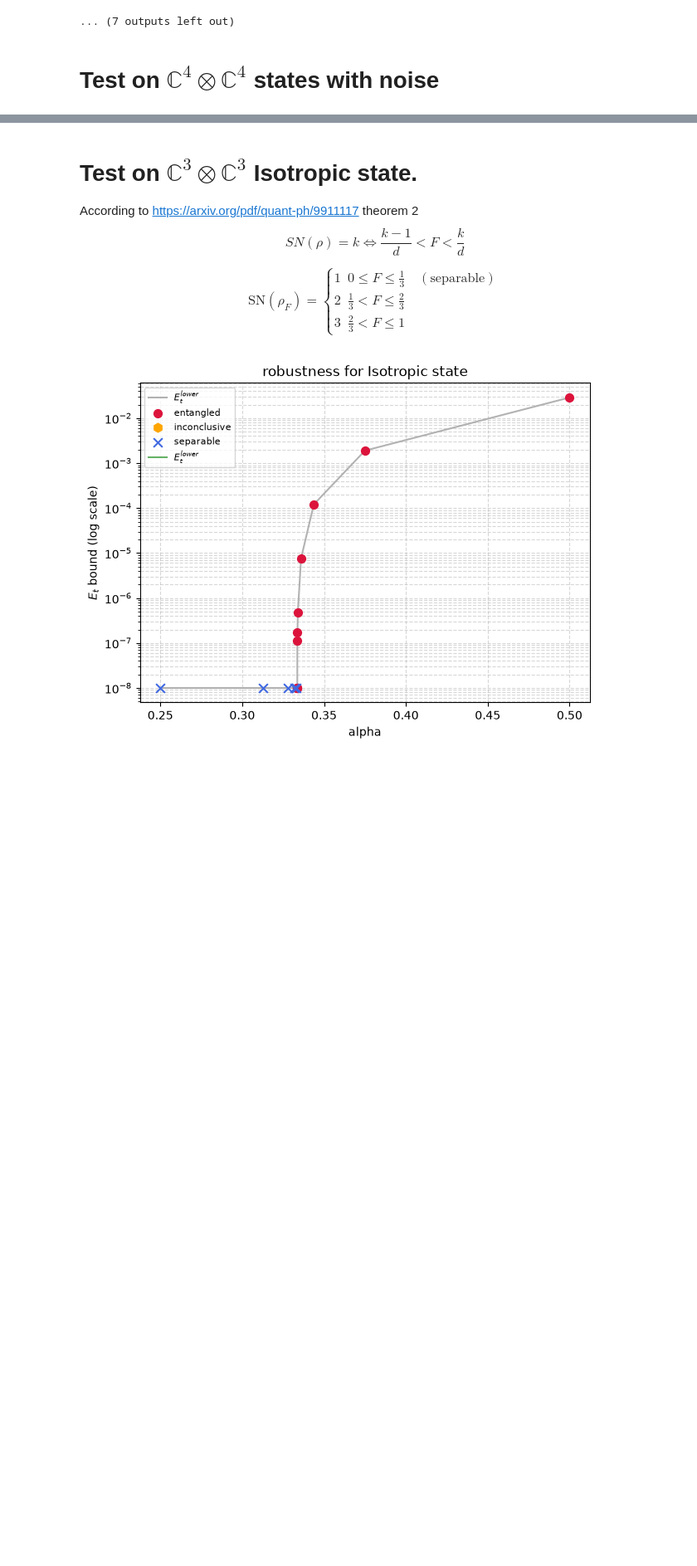
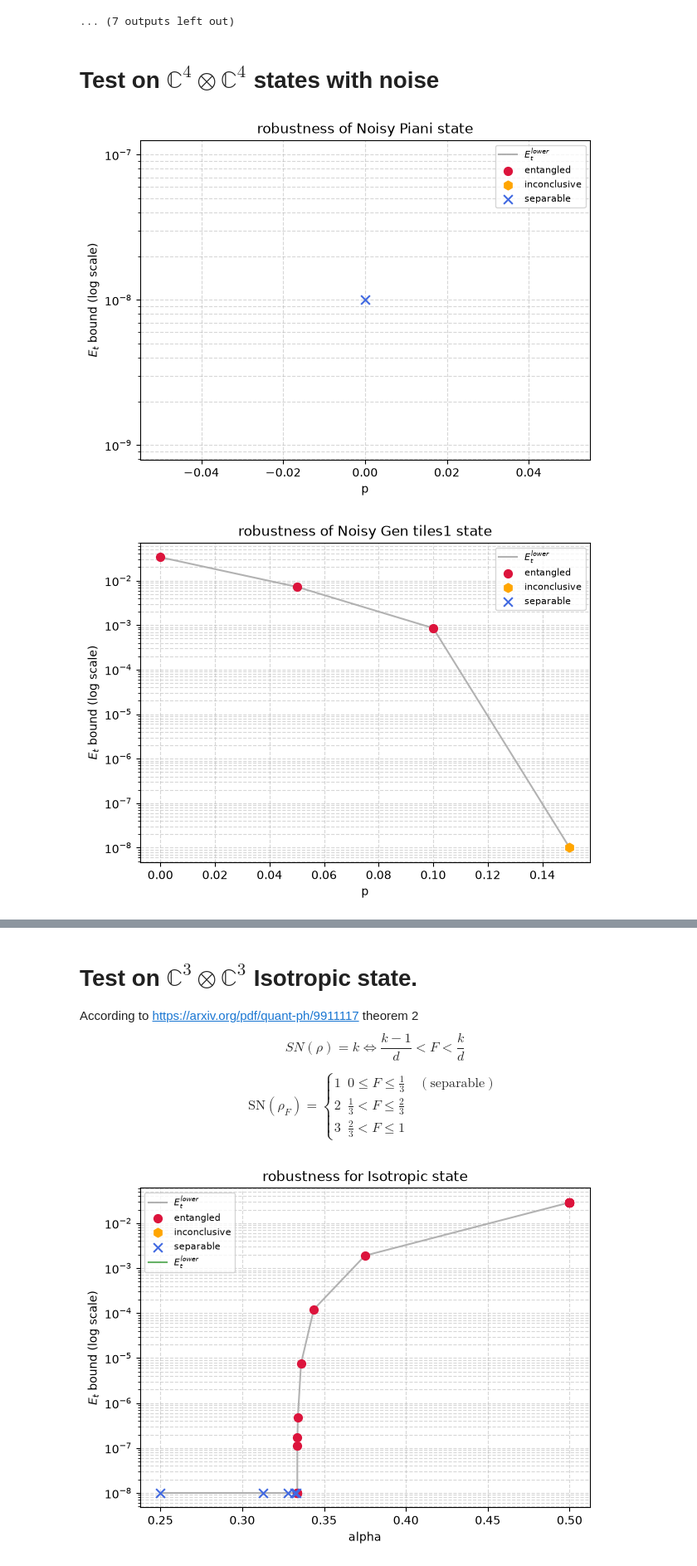
Before and after one commit to AVlyx/QuantifyingSchmidtNumber, a Jupyter notebook: sdp.ipynb, the cells around one changed output, grey strips where cells are left out. Shown at 83% size. Cells and saved outputs as stored; diff of their text form; code cells hidden in the pictures; blank space fills up the shorter version.

```diff
--- a/sdp.ipynb
+++ b/sdp.ipynb
@@ -137,14 +137,17 @@ for (st1, n1), (st2, n2) in combinations(c3c3_non_parametric, 2):
 # %% [markdown]
 # Test on $\mathbb{C}^4 \otimes \mathbb{C}^4$ states with noise
 # %%
-# from bound_entangled.c4_otimes_c4 import piani
-# from bound_entangled.cd_otimes_cd import gen_tiles1
-# from bound_entangled.multipartite import smolin
+from bound_entangled.c4_otimes_c4 import piani
+from bound_entangled.cd_otimes_cd import gen_tiles1
+from bound_entangled.multipartite import smolin
 
-# range_ = (0, 1, 0.05)
-# c4c4_states = [(piani(), "Piani"), (gen_tiles1(full_dim=4), "Gen tiles1"), (smolin(), "Smolin")]
-# maxmixed = max_mixed(4*4)
-# for state, name in c4c4_states:
-#     filename = f"{name}_with_noise.jsonl"
-#     run_sdp_on_range(filename, (4,4), [1,1], lambda p: state * (1-p) + maxmixed * p, range_, compute_upper=True, early_stop=True, folder="noise")
-#     plot_robustness(filename, f"robustness of Noisy {name} state", range_, "p", True, folder="noise")
+range_ = (0, 1, 0.05)
+c4c4_states = [(piani(), "Piani"), (gen_tiles1(full_dim=4), "Gen tiles1"), (smolin(), "Smolin")]
+maxmixed = max_mixed(4*4)
+for state, name in c4c4_states:
+    filename = f"{name}_with_noise.jsonl"
+    run_sdp_on_range(filename, (4,4), [1,1], lambda p: state * (1-p) + maxmixed * p, range_, compute_upper=False, early_stop=True, folder="noise")
+    plot_robustness(filename, f"robustness of Noisy {name} state","p", range_=range_, plot_upper=False, folder="noise")
+# %% [output]
+[figure, added]
+[figure, added]
```
Also changed, not shown: parts of 4 cells of this notebook, 15 other files.
